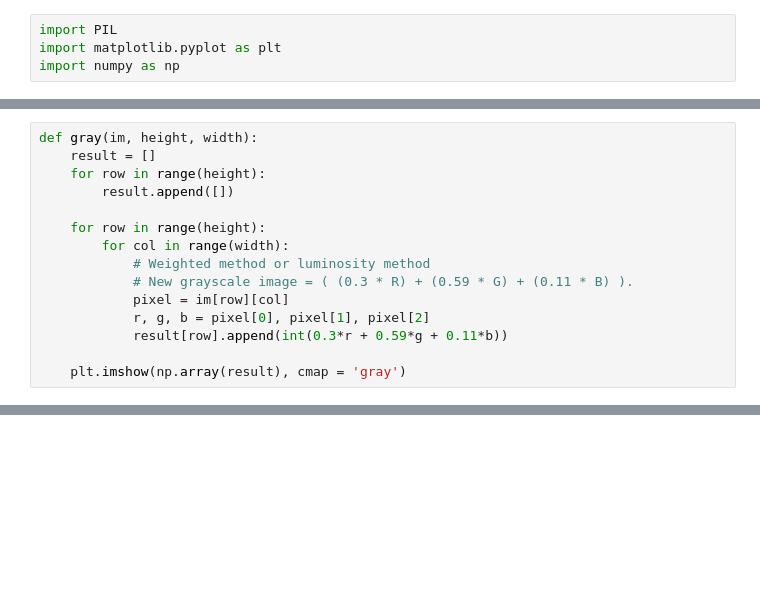
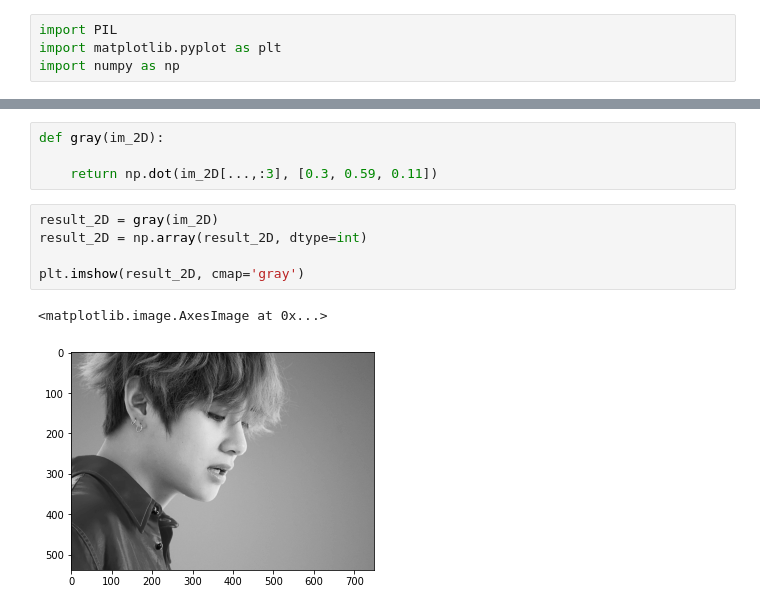
Before and after one commit to tqnhu2407/Image_Processing, a Jupyter notebook: img_processing.ipynb, the cells around one changed output, grey strips where cells are left out. Cells and saved outputs as stored; diff of their text form; blank space fills up the shorter version.

```diff
--- a/img_processing.ipynb
+++ b/img_processing.ipynb
@@ -93,15 +46,0 @@ def blur(im, height, width):
-# %%
-def gray(im, height, width):
-    result = []
-    for row in range(height):
-        result.append([])
-
-    for row in range(height):
-        for col in range(width):
-            # Weighted method or luminosity method
-            # New grayscale image = ( (0.3 * R) + (0.59 * G) + (0.11 * B) ).
-            pixel = im[row][col]
-            r, g, b = pixel[0], pixel[1], pixel[2]
-            result[row].append(int(0.3*r + 0.59*g + 0.11*b))
-
-    plt.imshow(np.array(result), cmap = 'gray')
@@ -174,0 +114,12 @@ combine(im1, im2, height, width)
+# %%
+def gray(im_2D):
+
+    return np.dot(im_2D[...,:3], [0.3, 0.59, 0.11])
+# %%
+result_2D = gray(im_2D)
+result_2D = np.array(result_2D, dtype=int)
+
+plt.imshow(result_2D, cmap='gray')
+# %% [output]
+<matplotlib.image.AxesImage at 0x...>
+[figure, added]
```
Also changed, not shown: parts of 43 cells of this notebook.
